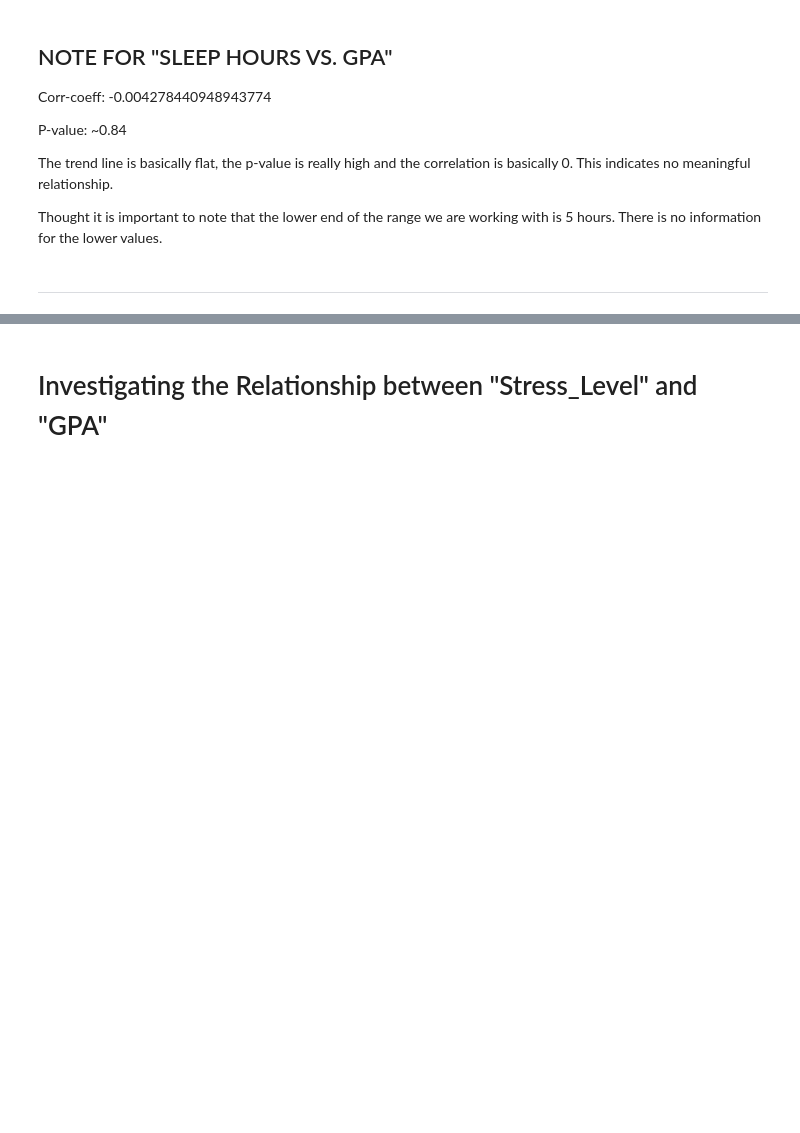
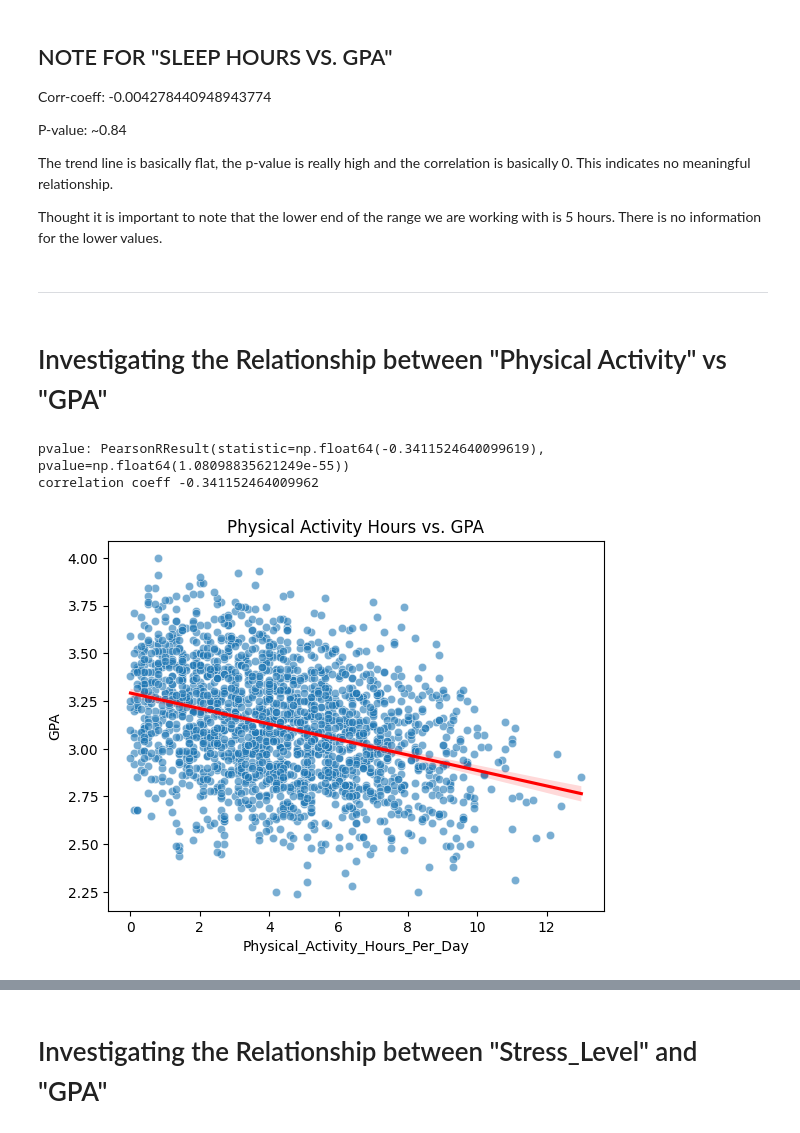
Before and after one commit to AndyFum/Data-Visualization-Final, a Jupyter notebook: final/final.ipynb, the cells around one changed output, grey strips where cells are left out. Saved outputs shown, nothing was run; the diff lists cells and outputs as text; code cells hidden in the pictures; blank space fills up the shorter version.

```diff
--- a/final/final.ipynb
+++ b/final/final.ipynb
@@ -134,3 +176,19 @@ The trend line is basically flat, the p-value is really high and the correlation
 Thought it is important to note that the lower end of the range we are working with is 5 hours. There is no information for the lower values.
 # %% [markdown]
 ------------------------------------------------------------------------------------------------------------------------
+# %% [markdown]
+# Investigating the Relationship between "Physical Activity" vs "GPA"
+# %%
+sns.scatterplot(x=df['Physical_Activity_Hours_Per_Day'], y= df['GPA'], alpha=0.6)
+
+sns.regplot(x=df['Physical_Activity_Hours_Per_Day'], y= df['GPA'], scatter = False, color = 'red')
+plt.xlabel('Physical_Activity_Hours_Per_Day')
+plt.ylabel('GPA')
+plt.title("Physical Activity Hours vs. GPA")
+
+print("pvalue:",pearsonr(df['Physical_Activity_Hours_Per_Day'], df['GPA']))
+print("correlation coeff",df['Physical_Activity_Hours_Per_Day'].corr(df['GPA']))
+# %% [output]
+pvalue: PearsonRResult(statistic=np.float64(-0.3411524640099619), pvalue=np.float64(1.08098835621249e-55))
+correlation coeff -0.341152464009962
+[figure, added]
```
Also changed, not shown: parts of 15 cells of this notebook.
